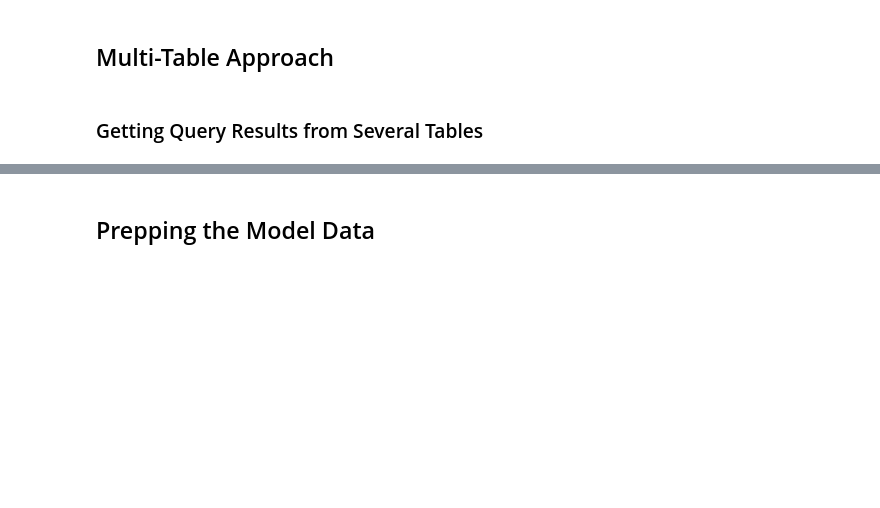
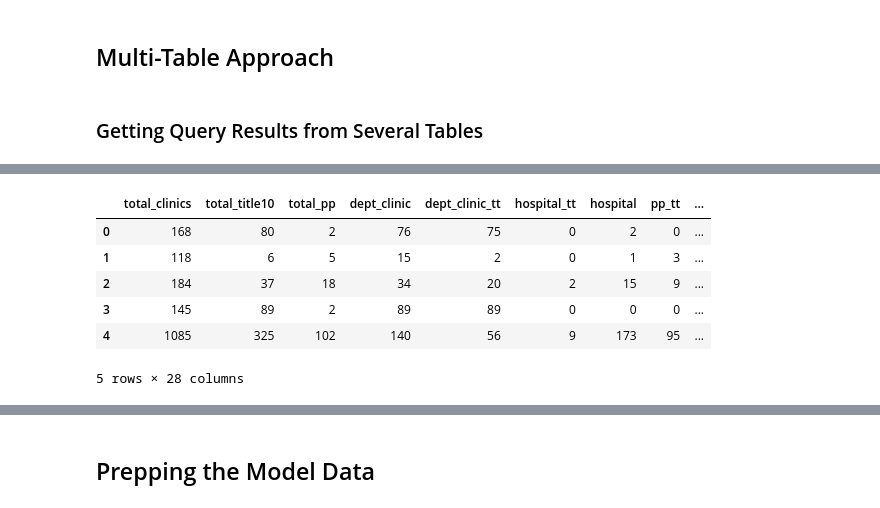
Before and after one commit to catielutz/DWP-Dashboard, a Jupyter notebook: static/data/Machine Learning--LH.ipynb, the cells around one changed output, grey strips where cells are left out. Saved outputs shown, nothing was run; the diff lists cells and outputs as text; code cells hidden in the pictures; blank space fills up the shorter version.

```diff
--- a/static/data/Machine Learning--LH.ipynb
+++ b/static/data/Machine Learning--LH.ipynb
@@ -123,0 +128,2 @@ df.shape
+# %%
+state_expenditures = state_expenditures[["state","Medicaid_spending", "Title10_spending","total_spending"]]
@@ -126,6 +165,10 @@ df.shape
 # %% [markdown]
 ### Getting Query Results from Several Tables
 # %%
+#states
+
+
+
 # This cell can be used if you want to compare data from different tables.
 # 1) Identify tables before the period and consider what is the most logical way to merge them.
 # 2) Pull in the columns of interest from each table
@@ -135,15 +178,18 @@ df.shape
 # Resource: https://www.kite.com/python/answers/how-to-join-multiple-tables-together-in-sqlalchemy-in-python#:~:text=Use%20Query.,sequence%20to%20tables%20to%20join.
 
 
-join_query = session.query(County2010.total_clinics, County2010.total_title10, County2010.pp, County_births.birth_rate, County_births.year)\
-                    .join(County_births, County_births.combined_fips_code == County2010.fips)\
-                    .filter(County_births.year=="2011")
+join_query = session.query(State2010.total_clinics, State2010.total_title10, State2010.pp,\
+                           State2010.dept_clinic, State2010.dept_clinic_tt, State2010.hospital_tt,\
+                           State2010.hospital, State2010.pp_tt, State2010.pp_client, \
+                           State2010.total_client,State2010.total_client_tt,\
+                           State_births.state_rate, State_births.year, State_births.state)\
+                    .join(State_births, State_births.state == State2010.state)\
+                    .filter(State_births.year=="2011").filter(State_births.age_group=="15-19 years")
 
 
-joined_df = pd.DataFrame(join_query, columns=["total_clinics", "total_title10", "total_pp", "birth_rate", "year"])
+state_df = pd.DataFrame(join_query, columns=["total_clinics", "total_title10", "total_pp", "dept_clinic", "dept_clinic_tt", "hospital_tt", "hospital", "pp_tt", "pp_client", "total_client", "total_client_tt", "birth_rate", "year", "state"])
 #joined_df.set_index('state_name', inplace=True, )
 
 # See code above to change data types if needed
 # Drop NaN rows, which will mess with the ML
-joined_df = joined_df.dropna()
-joined_df.head()
+state_df = state_df.dropna()
@@ -164,0 +267,14 @@ array([2011])
+# %%
+state_df = state_df.merge(state_populations, on="state", how="inner")
+# %%
+state_df = state_df.merge(state_expenditures, on="state", how="inner")
+# %%
+state_df.head()
+# %% [output]
+|  | total_clinics | total_title10 | total_pp | dept_clinic | dept_clinic_tt | hospital_tt | hospital | pp_tt | ... |
+| 0 | 168 | 80 | 2 | 76 | 75 | 0 | 2 | 0 | ... |
+| 1 | 118 | 6 | 5 | 15 | 2 | 0 | 1 | 3 | ... |
+| 2 | 184 | 37 | 18 | 34 | 20 | 2 | 15 | 9 | ... |
+| 3 | 145 | 89 | 2 | 89 | 89 | 0 | 0 | 0 | ... |
+| 4 | 1085 | 325 | 102 | 140 | 56 | 9 | 173 | 95 | ... |
+5 rows × 28 columns
```
Also changed, not shown: parts of 35 cells of this notebook, 3 other files.
